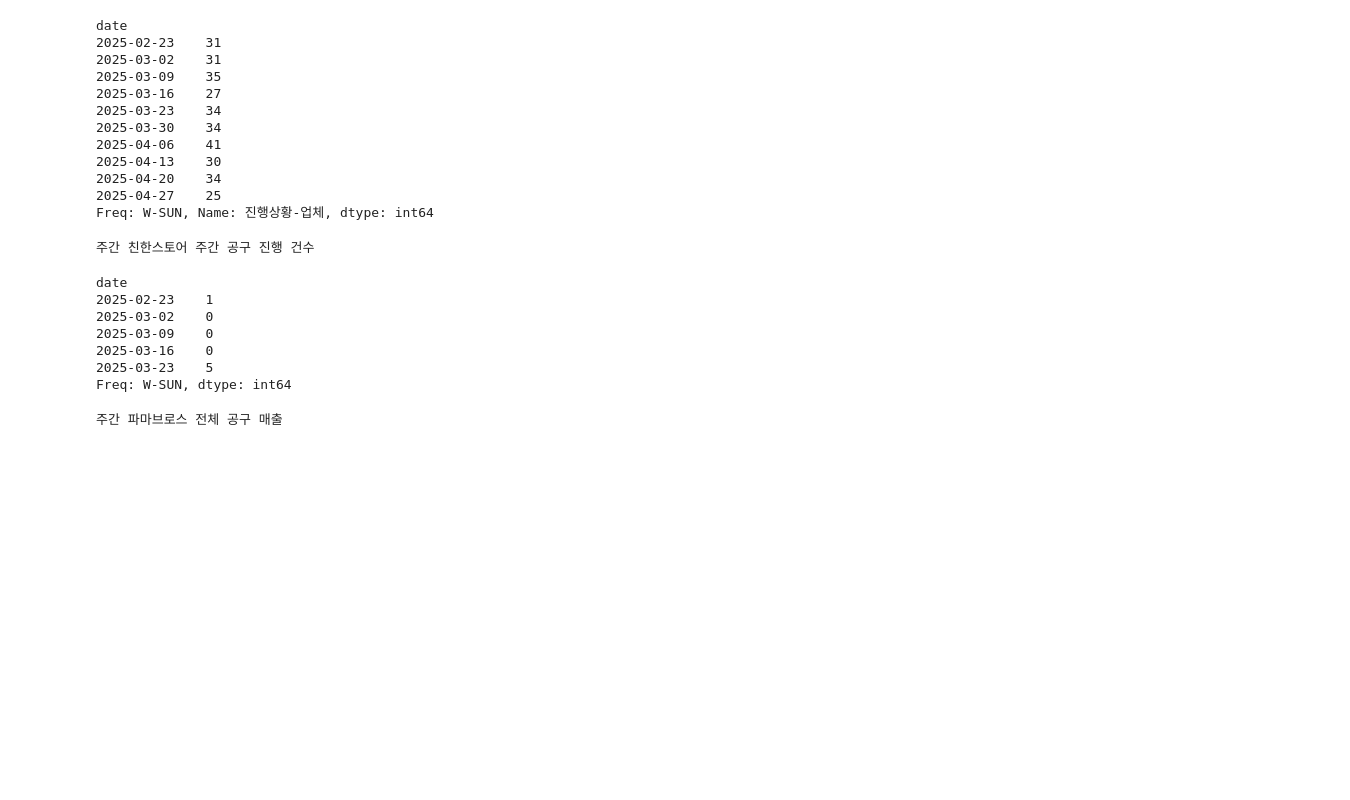
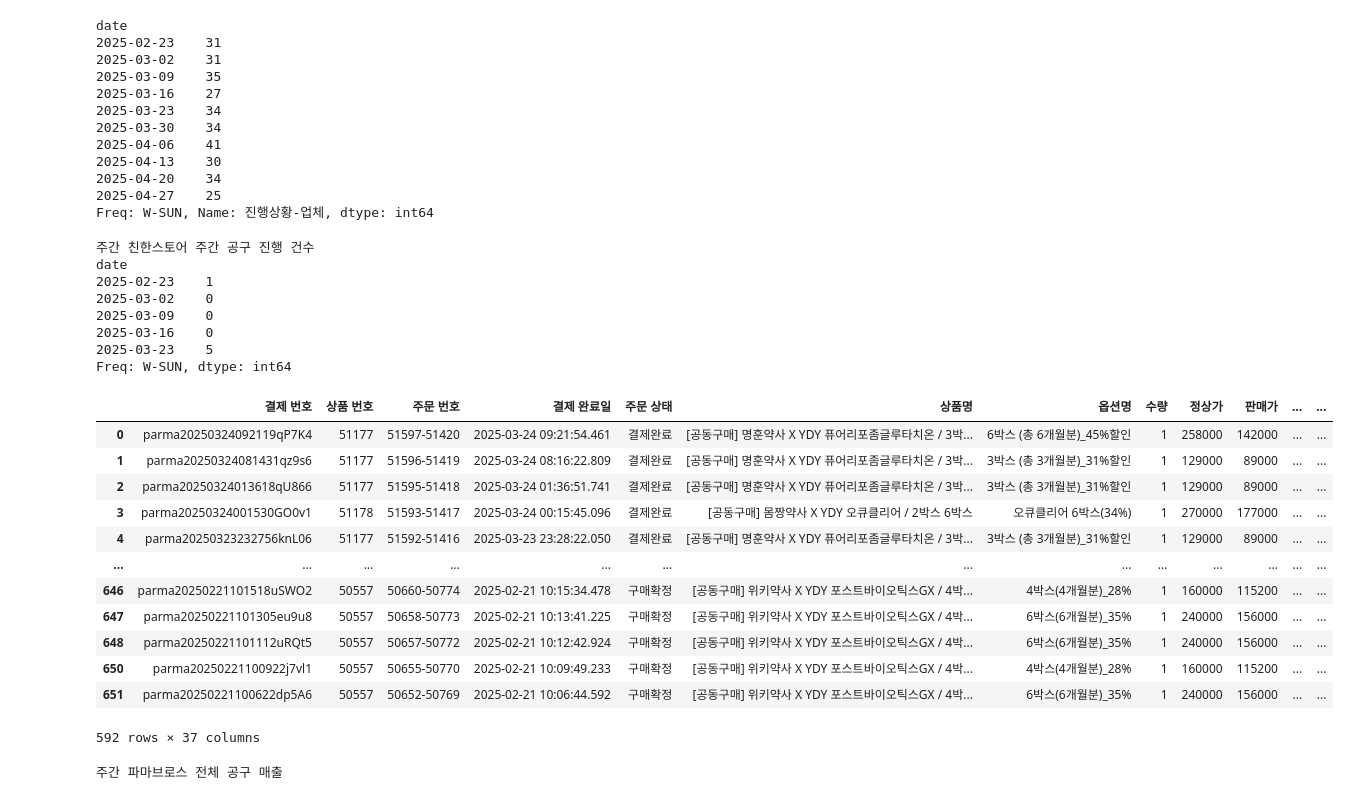
Before and after one commit to SeanYu34/Jupyter_Sean, a Jupyter notebook: 위클리_실적보고.ipynb, the cells around one changed output. Saved outputs shown, nothing was run; the diff lists cells and outputs as text; code cells hidden in the pictures; blank space fills up the shorter version.

```diff
--- a/위클리_실적보고.ipynb
+++ b/위클리_실적보고.ipynb
@@ -93,16 +93,32 @@ for i in fs_gongu_df['상품명'].unique():
     datas[key] = value
 
 temp_df = pd.DataFrame.from_dict(datas, orient="index", columns=['date'])
-temp_df.groupby(pd.Grouper(key='date', freq='W')).size()
+print(temp_df.groupby(pd.Grouper(key='date', freq='W')).size())
 # %% [output]
 주간 친한스토어 주간 공구 진행 건수
+date
+2025-02-23    1
+2025-03-02    0
+2025-03-09    0
+2025-03-16    0
+2025-03-23    5
+Freq: W-SUN, dtype: int64
-date
-2025-02-23    1
-2025-03-02    0
-2025-03-09    0
-2025-03-16    0
-2025-03-23    5
-Freq: W-SUN, dtype: int64
+# %%
+fs_gongu_df
+# %% [output]
+|  | 결제 번호 | 상품 번호 | 주문 번호 | 결제 완료일 | 주문 상태 | 상품명 | 옵션명 | 수량 | 정상가 | 판매가 | ... | ... |
+| 0 | parma20250324092119qP7K4 | 51177 | 51597-51420 | 2025-03-24 09:21:54.461 | 결제완료 | [공동구매] 명훈약사 X YDY 퓨어리포좀글루타치온 / 3박... | 6박스 (총 6개월분)_45%할인 | 1 | 258000 | 142000 | ... | ... |
+| 1 | parma20250324081431qz9s6 | 51177 | 51596-51419 | 2025-03-24 08:16:22.809 | 결제완료 | [공동구매] 명훈약사 X YDY 퓨어리포좀글루타치온 / 3박... | 3박스 (총 3개월분)_31%할인 | 1 | 129000 | 89000 | ... | ... |
+| 2 | parma20250324013618qU866 | 51177 | 51595-51418 | 2025-03-24 01:36:51.741 | 결제완료 | [공동구매] 명훈약사 X YDY 퓨어리포좀글루타치온 / 3박... | 3박스 (총 3개월분)_31%할인 | 1 | 129000 | 89000 | ... | ... |
+| 3 | parma20250324001530GO0v1 | 51178 | 51593-51417 | 2025-03-24 00:15:45.096 | 결제완료 | [공동구매] 몸짱약사 X YDY 오큐클리어 / 2박스 6박스 | 오큐클리어 6박스(34%) | 1 | 270000 | 177000 | ... | ... |
+| 4 | parma20250323232756knL06 | 51177 | 51592-51416 | 2025-03-23 23:28:22.050 | 결제완료 | [공동구매] 명훈약사 X YDY 퓨어리포좀글루타치온 / 3박... | 3박스 (총 3개월분)_31%할인 | 1 | 129000 | 89000 | ... | ... |
+| ... | ... | ... | ... | ... | ... | ... | ... | ... | ... | ... | ... | ... |
+| 646 | parma20250221101518uSWO2 | 50557 | 50660-50774 | 2025-02-21 10:15:34.478 | 구매확정 | [공동구매] 위키약사 X YDY 포스트바이오틱스GX / 4박... | 4박스(4개월분)_28% | 1 | 160000 | 115200 | ... | ... |
+| 647 | parma20250221101305eu9u8 | 50557 | 50658-50773 | 2025-02-21 10:13:41.225 | 구매확정 | [공동구매] 위키약사 X YDY 포스트바이오틱스GX / 4박... | 6박스(6개월분)_35% | 1 | 240000 | 156000 | ... | ... |
+| 648 | parma20250221101112uRQt5 | 50557 | 50657-50772 | 2025-02-21 10:12:42.924 | 구매확정 | [공동구매] 위키약사 X YDY 포스트바이오틱스GX / 4박... | 6박스(6개월분)_35% | 1 | 240000 | 156000 | ... | ... |
+| 650 | parma20250221100922j7vl1 | 50557 | 50655-50770 | 2025-02-21 10:09:49.233 | 구매확정 | [공동구매] 위키약사 X YDY 포스트바이오틱스GX / 4박... | 4박스(4개월분)_28% | 1 | 160000 | 115200 | ... | ... |
+| 651 | parma20250221100622dp5A6 | 50557 | 50652-50769 | 2025-02-21 10:06:44.592 | 구매확정 | [공동구매] 위키약사 X YDY 포스트바이오틱스GX / 4박... | 6박스(6개월분)_35% | 1 | 240000 | 156000 | ... | ... |
+592 rows × 37 columns
 # %%
 print('주간 파마브로스 전체 공구 매출')
 sales_df.groupby(pd.Grouper(key='time', freq='W'))['order_price'].sum()
```
Also changed, not shown: 6 other files.
